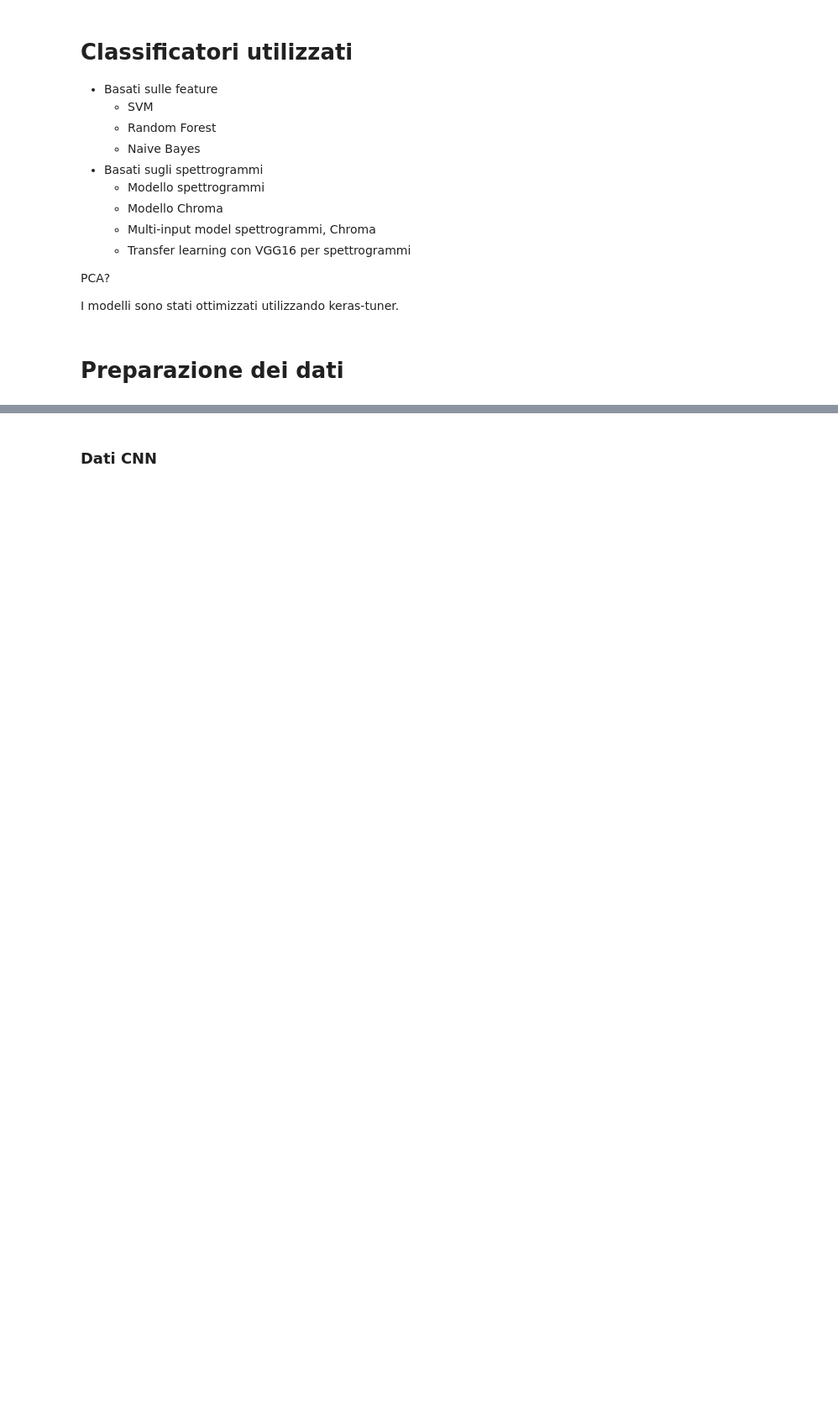
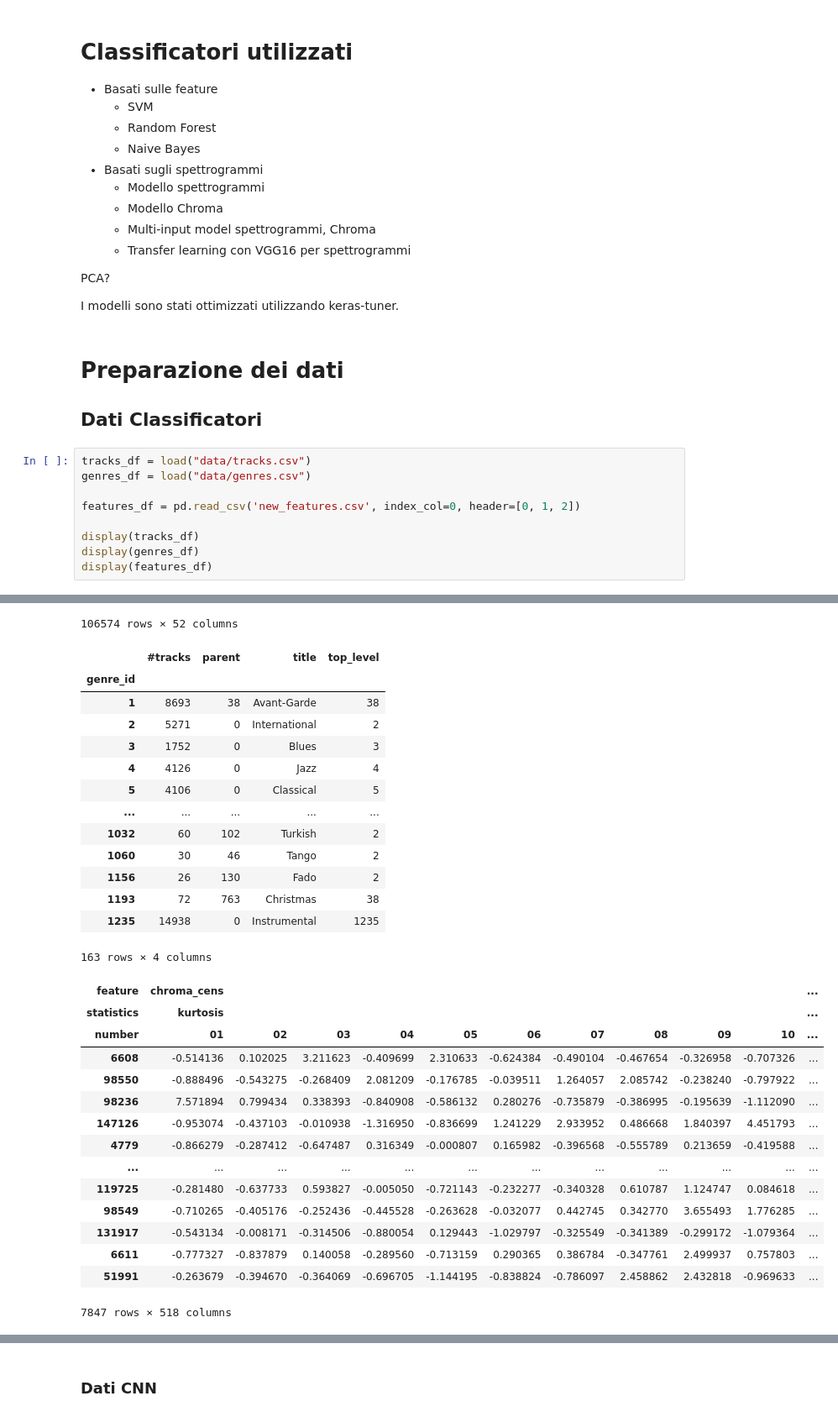
Before and after one commit to ThetaRangers/ML, a Jupyter notebook: mgrr.ipynb, the cells around one changed output, grey strips where cells are left out. Shown at 84% size. Cells and saved outputs as stored; diff of their text form; blank space fills up the shorter version.

```diff
--- a/mgrr.ipynb
+++ b/mgrr.ipynb
@@ -111,3 +124,15 @@ PCA?
 I modelli sono stati ottimizzati utilizzando keras-tuner.
 # %% [markdown]
 # Preparazione dei dati
+
+## Dati Classificatori
+# %%
+tracks_df = load("data/tracks.csv")
+genres_df = load("data/genres.csv")
+
+features_df = pd.read_csv('new_features.csv', index_col=0, header=[0, 1, 2])
+
+display(tracks_df)
+display(genres_df)
+display(features_df)
+# %% [output]
@@ -113,0 +153,30 @@ I modelli sono stati ottimizzati utilizzando keras-tuner.
+106574 rows × 52 columns
+|  | #tracks | parent | title | top_level |
+| genre_id |  |  |  |  |
+| 1 | 8693 | 38 | Avant-Garde | 38 |
+| 2 | 5271 | 0 | International | 2 |
+| 3 | 1752 | 0 | Blues | 3 |
+| 4 | 4126 | 0 | Jazz | 4 |
+| 5 | 4106 | 0 | Classical | 5 |
+| ... | ... | ... | ... | ... |
+| 1032 | 60 | 102 | Turkish | 2 |
+| 1060 | 30 | 46 | Tango | 2 |
+| 1156 | 26 | 130 | Fado | 2 |
+| 1193 | 72 | 763 | Christmas | 38 |
+| 1235 | 14938 | 0 | Instrumental | 1235 |
+163 rows × 4 columns
+| feature | chroma_cens |  |  |  |  |  |  |  |  |  | ... |
+| statistics | kurtosis |  |  |  |  |  |  |  |  |  | ... |
+| number | 01 | 02 | 03 | 04 | 05 | 06 | 07 | 08 | 09 | 10 | ... |
+| 6608 | -0.514136 | 0.102025 | 3.211623 | -0.409699 | 2.310633 | -0.624384 | -0.490104 | -0.467654 | -0.326958 | -0.707326 | ... |
+| 98550 | -0.888496 | -0.543275 | -0.268409 | 2.081209 | -0.176785 | -0.039511 | 1.264057 | 2.085742 | -0.238240 | -0.797922 | ... |
+| 98236 | 7.571894 | 0.799434 | 0.338393 | -0.840908 | -0.586132 | 0.280276 | -0.735879 | -0.386995 | -0.195639 | -1.112090 | ... |
+| 147126 | -0.953074 | -0.437103 | -0.010938 | -1.316950 | -0.836699 | 1.241229 | 2.933952 | 0.486668 | 1.840397 | 4.451793 | ... |
+| 4779 | -0.866279 | -0.287412 | -0.647487 | 0.316349 | -0.000807 | 0.165982 | -0.396568 | -0.555789 | 0.213659 | -0.419588 | ... |
+| ... | ... | ... | ... | ... | ... | ... | ... | ... | ... | ... | ... |
+| 119725 | -0.281480 | -0.637733 | 0.593827 | -0.005050 | -0.721143 | -0.232277 | -0.340328 | 0.610787 | 1.124747 | 0.084618 | ... |
+| 98549 | -0.710265 | -0.405176 | -0.252436 | -0.445528 | -0.263628 | -0.032077 | 0.442745 | 0.342770 | 3.655493 | 1.776285 | ... |
+| 131917 | -0.543134 | -0.008171 | -0.314506 | -0.880054 | 0.129443 | -1.029797 | -0.325549 | -0.341389 | -0.299172 | -1.079364 | ... |
+| 6611 | -0.777327 | -0.837879 | 0.140058 | -0.289560 | -0.713159 | 0.290365 | 0.386784 | -0.347761 | 2.499937 | 0.757803 | ... |
+| 51991 | -0.263679 | -0.394670 | -0.364069 | -0.696705 | -1.144195 | -0.838824 | -0.786097 | 2.458862 | 2.432818 | -0.969633 | ... |
+7847 rows × 518 columns
```
Also changed, not shown: parts of 24 cells of this notebook.
